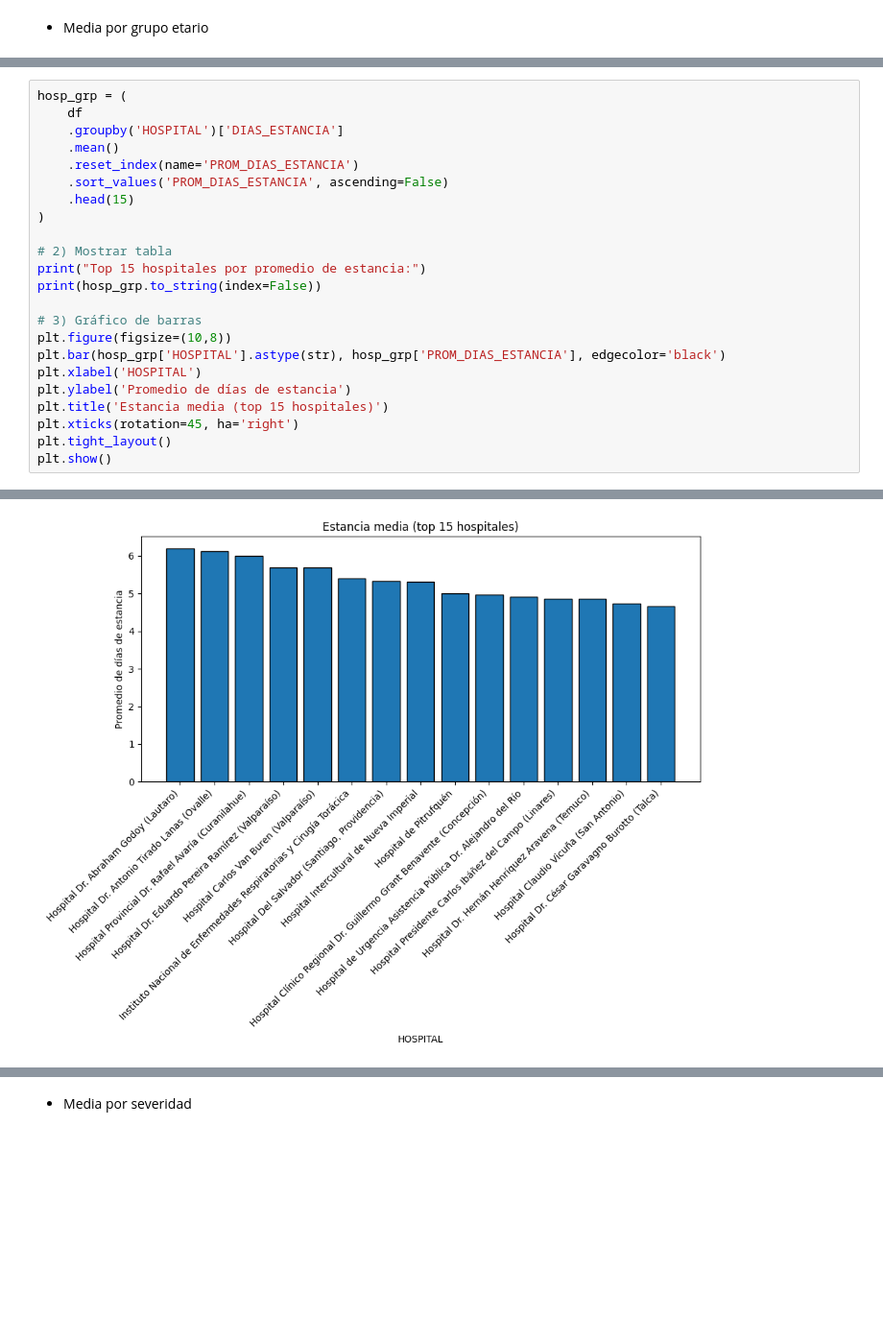
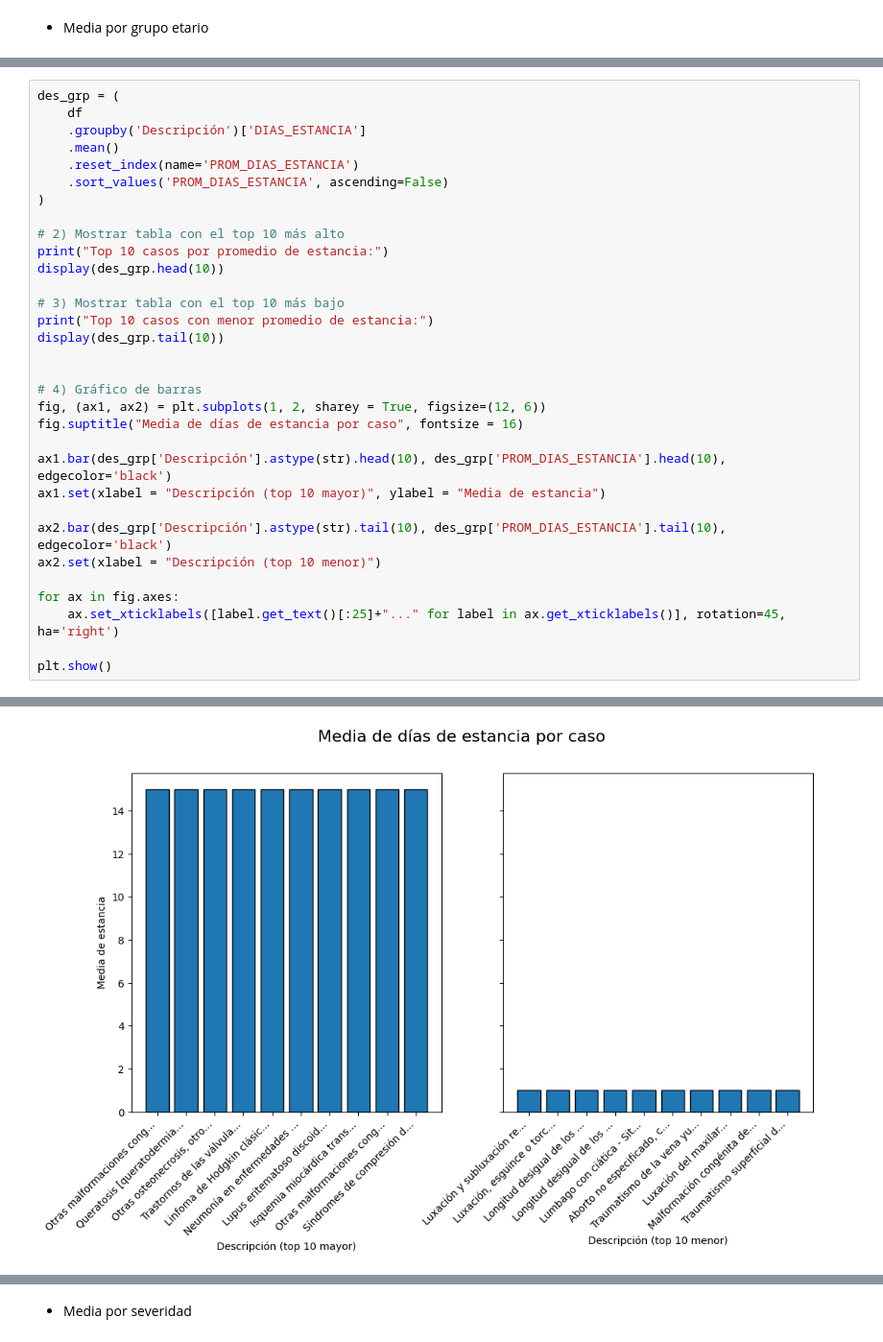
Before and after one commit to VichoRamirez/TOPD, a Jupyter notebook: Control2.ipynb, the cells around one changed output, grey strips where cells are left out. Shown: that part at 96% size. Saved outputs shown, nothing was run; the diff lists cells and outputs as text; blank space fills up the shorter version.

```diff
--- a/Control2.ipynb
+++ b/Control2.ipynb
@@ -364,24 +379,33 @@ Adulto mayor            5.217558
 # %%
-hosp_grp = (
+des_grp = (
     df
-    .groupby('HOSPITAL')['DIAS_ESTANCIA']
+    .groupby('Descripción')['DIAS_ESTANCIA']
     .mean()
     .reset_index(name='PROM_DIAS_ESTANCIA')
     .sort_values('PROM_DIAS_ESTANCIA', ascending=False)
-    .head(15)
 )
 
-# 2) Mostrar tabla
-print("Top 15 hospitales por promedio de estancia:")
-print(hosp_grp.to_string(index=False))
+# 2) Mostrar tabla con el top 10 más alto
+print("Top 10 casos por promedio de estancia:")
+display(des_grp.head(10))
 
-# 3) Gráfico de barras
-plt.figure(figsize=(10,8))
-plt.bar(hosp_grp['HOSPITAL'].astype(str), hosp_grp['PROM_DIAS_ESTANCIA'], edgecolor='black')
-plt.xlabel('HOSPITAL')
-plt.ylabel('Promedio de días de estancia')
-plt.title('Estancia media (top 15 hospitales)')
-plt.xticks(rotation=45, ha='right')
-plt.tight_layout()
+# 3) Mostrar tabla con el top 10 más bajo
+print("Top 10 casos con menor promedio de estancia:")
+display(des_grp.tail(10))
+
+
+# 4) Gráfico de barras
+fig, (ax1, ax2) = plt.subplots(1, 2, sharey = True, figsize=(12, 6))
+fig.suptitle("Media de días de estancia por caso", fontsize = 16)
+
+ax1.bar(des_grp['Descripción'].astype(str).head(10), des_grp['PROM_DIAS_ESTANCIA'].head(10), edgecolor='black')
+ax1.set(xlabel = "Descripción (top 10 mayor)", ylabel = "Media de estancia")
+
+ax2.bar(des_grp['Descripción'].astype(str).tail(10), des_grp['PROM_DIAS_ESTANCIA'].tail(10), edgecolor='black')
+ax2.set(xlabel = "Descripción (top 10 menor)")
+
+for ax in fig.axes:
+    ax.set_xticklabels([label.get_text()[:25]+"..." for label in ax.get_xticklabels()], rotation=45, ha='right')
+
 plt.show()
 # %% [output]
@@ -405 +436 @@ Top 15 hospitales por promedio de estancia:
-[figure, old version]
+[figure, new version]
```
Also changed, not shown: parts of 40 cells of this notebook, 1 other file.
